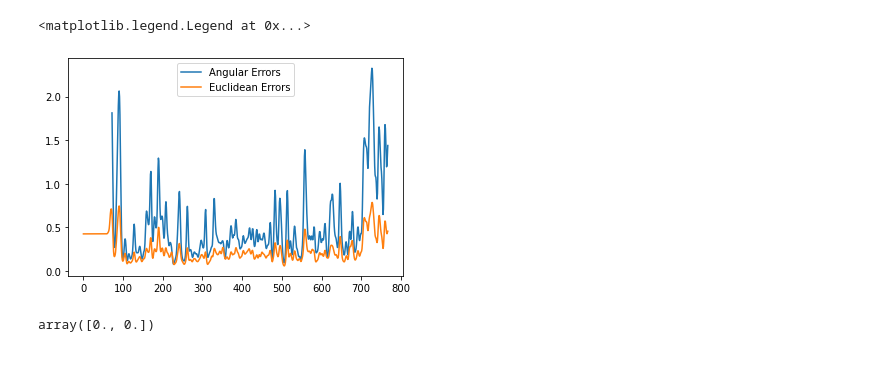
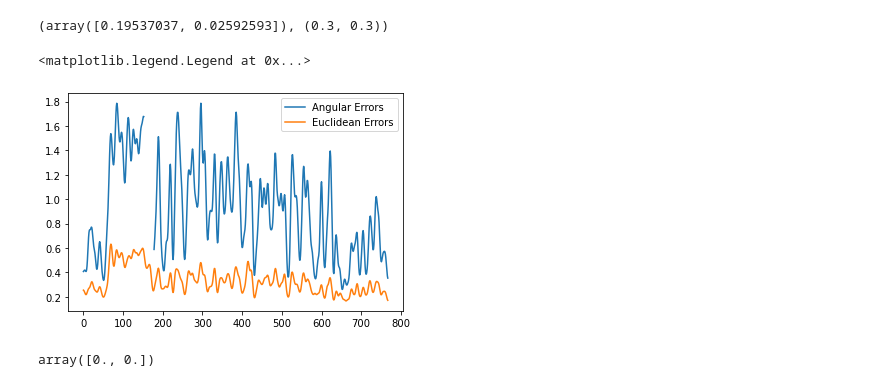
Before and after one commit to tejas-savalia/Lab-Codes, a Jupyter notebook: Visuomotor_Adaptation_psychopy_tablet/no_feedback/analysis/Untitled.ipynb, the cells around one changed output. Drawn from its saved outputs; the diff is of its cells as text; code cells hidden in the pictures.

```diff
--- a/Visuomotor_Adaptation_psychopy_tablet/no_feedback/analysis/Untitled.ipynb
+++ b/Visuomotor_Adaptation_psychopy_tablet/no_feedback/analysis/Untitled.ipynb
@@ -42,0 +44,4 @@ data['baseline_mouse.x'][12]
+# %%
+data_baseline = data.dropna(subset = ['baseline_mouse.x'], inplace = False)
+data_baseline.dropna('columns', inplace = True)
+data_baseline.reset_index(drop = True, inplace = True)
@@ -59,10 +92,20 @@ def data_cleanup(data):
     for column in data_rotated.columns:
         try:
             data_rotated[column] = data_rotated[column].apply(ast.literal_eval)
+        except:
+            print(column)
+    for column in data_baseline.columns:
+        try:
             data_baseline[column] = data_baseline[column].apply(ast.literal_eval)
+        except:
+            print(column)
+    for column in data_transfer.columns:
+        try:
             data_transfer[column] = data_transfer[column].apply(ast.literal_eval)
         except:
             print(column)
+
+
     return data_baseline, data_rotated, data_transfer
 # %%
 data_baseline, data_rotated, data_transfer = data_cleanup(data)
@@ -119,7 +202,7 @@ for trial in range(640):
 transfer_fix_pos = np.zeros((64, 2))
 for trial in range(64):
     try:
-        transfer_fix_pos[trial][:] = np.array(rotate(data_rotated['rotated_mouse.x'][trial][-1], data_rotated['rotated_mouse.y'][trial][-1], 0))
+        transfer_fix_pos[trial][:] = np.array(rotate(data_transfer['transfer_mouse.x'][trial][-1], data_transfer['transfer_mouse.y'][trial][-1], 0))
     except:
         print('here')
 # %% [output]
@@ -143,3 +210,8 @@ here
+# %%
+trial = 55
+transfer_fix_pos[trial], (data_transfer['target_x'][trial],data_transfer['target_y'][trial])
+# %% [output]
+(array([0.19537037, 0.02592593]), (0.3, 0.3))
 # %%
 errors = np.zeros(768)
 ang_errors = np.zeros(768)
@@ -153,12 +225,12 @@ for trial in range(64):
     errors[trial+704] = np.sqrt((transfer_fix_pos[trial][0] - data_transfer['target_x'][trial])**2 + (transfer_fix_pos[trial][1] - data_transfer['target_y'][trial])**2)
     ang_errors[trial+704] = angular_dist(transfer_fix_pos[trial], [data_transfer['target_x'][trial], data_transfer['target_y'][trial]])
 # %%
-plt_angular, = plt.plot(gaussian_filter(ang_errors, sigma = 2))
-plt_euclidean, = plt.plot(gaussian_filter(errors, sigma = 2))
+plt_angular, = plt.plot(gaussian_filter(ang_errors, sigma = 3))
+plt_euclidean, = plt.plot(gaussian_filter(errors, sigma = 3))
 plt.legend((plt_angular, plt_euclidean), ('Angular Errors', "Euclidean Errors"))
 # %% [output]
 <matplotlib.legend.Legend at 0x...>
-[figure, old version]
+[figure, new version]
 # %%
 baseline_fix_pos[2]
 # %% [output]
```
Also changed, not shown: parts of 11 cells of this notebook, 7 other files.
